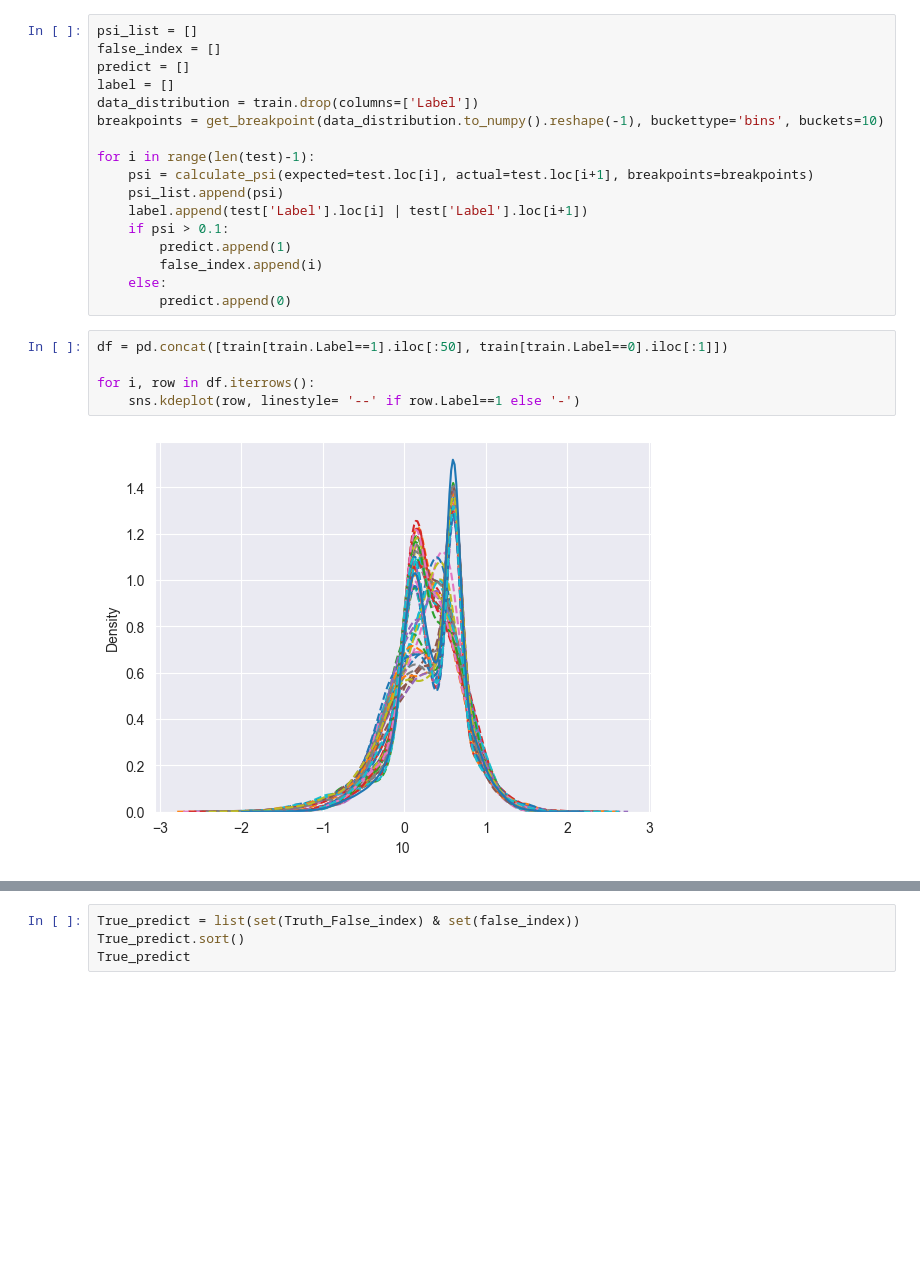
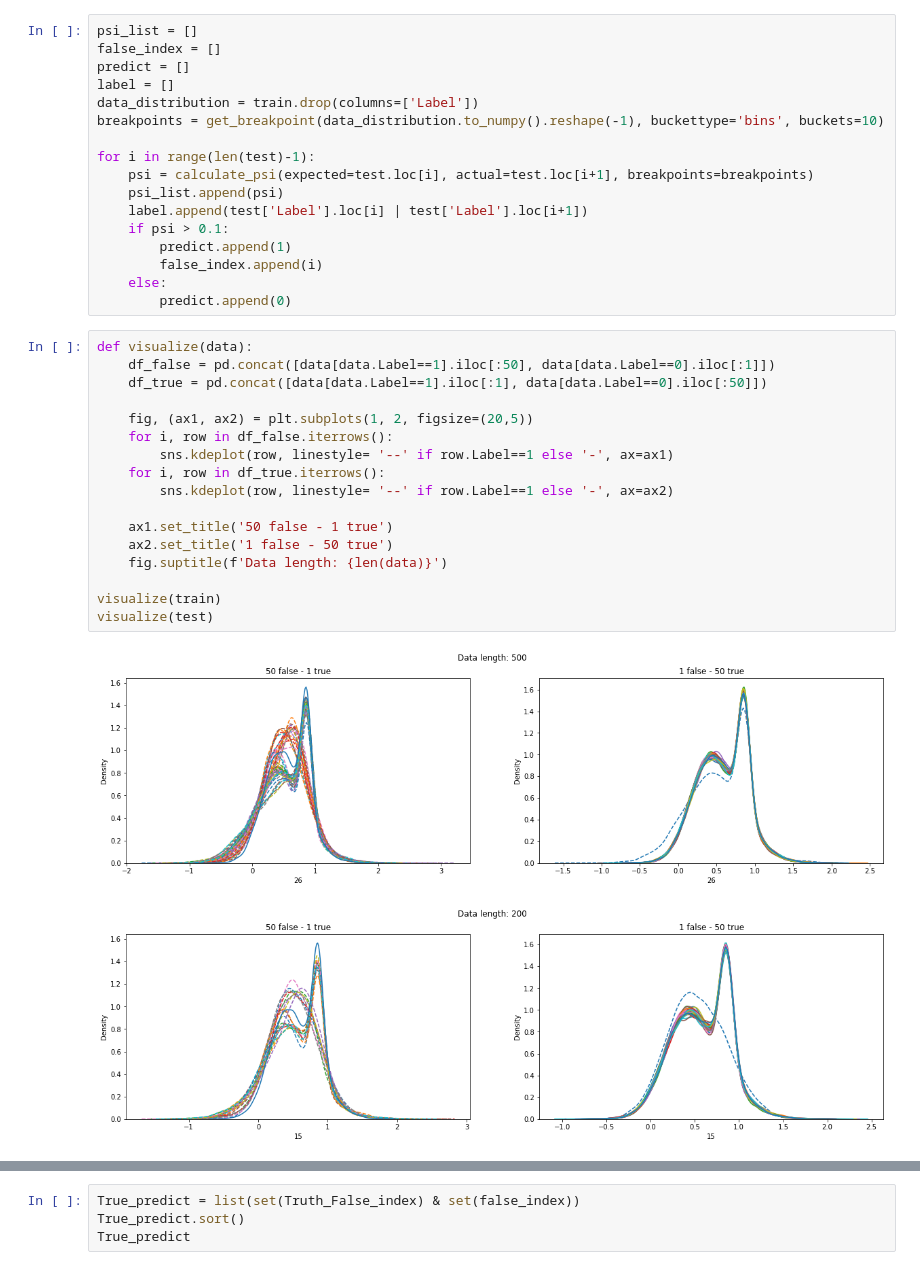
Before and after one commit to hungpham13/Distributed-data-discretization, a Jupyter notebook: Equal-Binning.ipynb, the cells around one changed output, grey strips where cells are left out. Cells and saved outputs as stored; diff of their text form; blank space fills up the shorter version.

```diff
--- a/Equal-Binning.ipynb
+++ b/Equal-Binning.ipynb
@@ -67,13 +84,26 @@ for i in range(len(test)-1):
         false_index.append(i)
     else:
         predict.append(0)
-# %%
-df = pd.concat([train[train.Label==1].iloc[:50], train[train.Label==0].iloc[:1]])
-
-for i, row in df.iterrows():
-    sns.kdeplot(row, linestyle= '--' if row.Label==1 else '-')
-# %% [output]
-[figure, removed]
+# %%
+def visualize(data):
+    df_false = pd.concat([data[data.Label==1].iloc[:50], data[data.Label==0].iloc[:1]])
+    df_true = pd.concat([data[data.Label==1].iloc[:1], data[data.Label==0].iloc[:50]])
+
+    fig, (ax1, ax2) = plt.subplots(1, 2, figsize=(20,5))
+    for i, row in df_false.iterrows():
+        sns.kdeplot(row, linestyle= '--' if row.Label==1 else '-', ax=ax1)
+    for i, row in df_true.iterrows():
+        sns.kdeplot(row, linestyle= '--' if row.Label==1 else '-', ax=ax2)
+
+    ax1.set_title('50 false - 1 true')
+    ax2.set_title('1 false - 50 true')
+    fig.suptitle(f'Data length: {len(data)}')
+
+visualize(train)
+visualize(test)
+# %% [output]
+[figure, added]
+[figure, added]
 # %%
 from sklearn.metrics import confusion_matrix, classification_report
 
```
Also changed, not shown: parts of 5 cells of this notebook.
